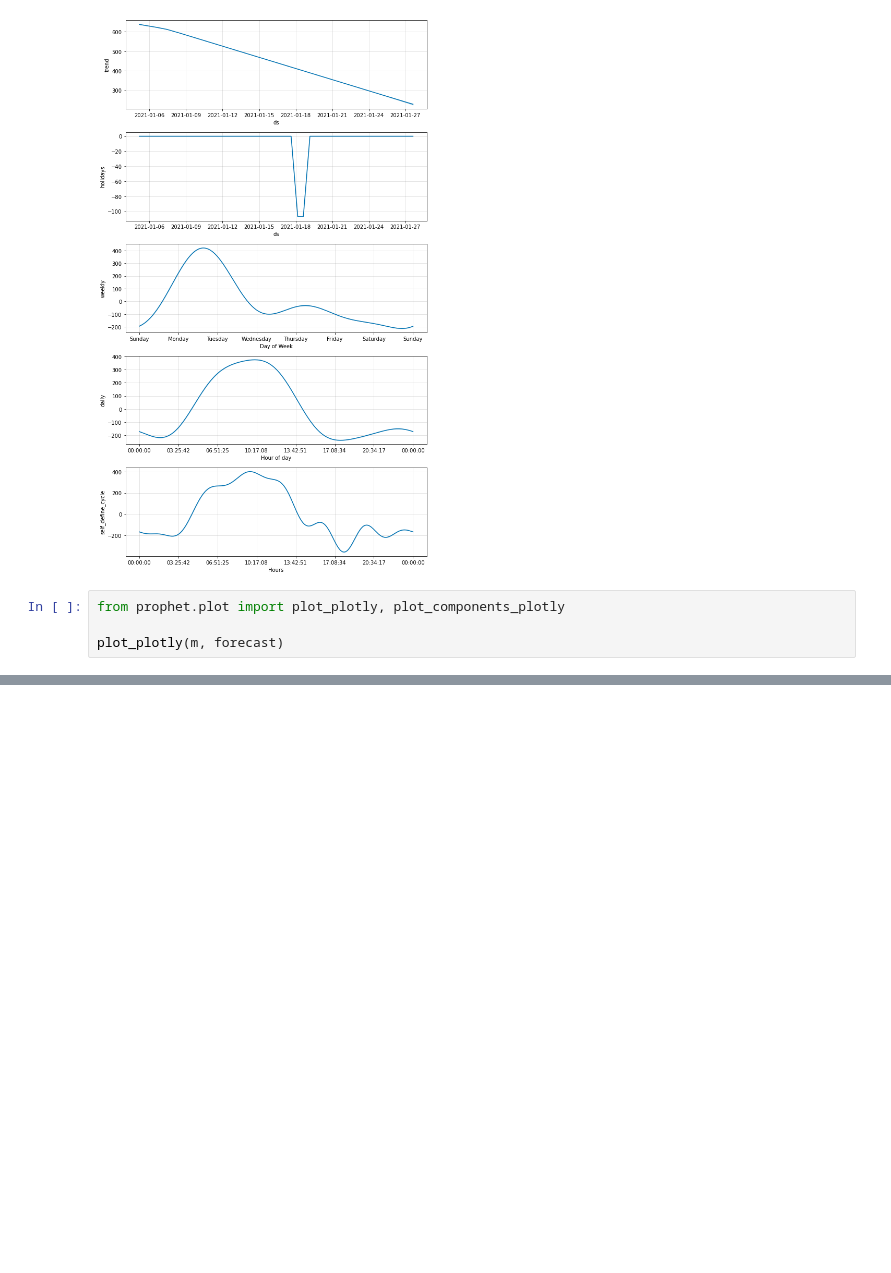
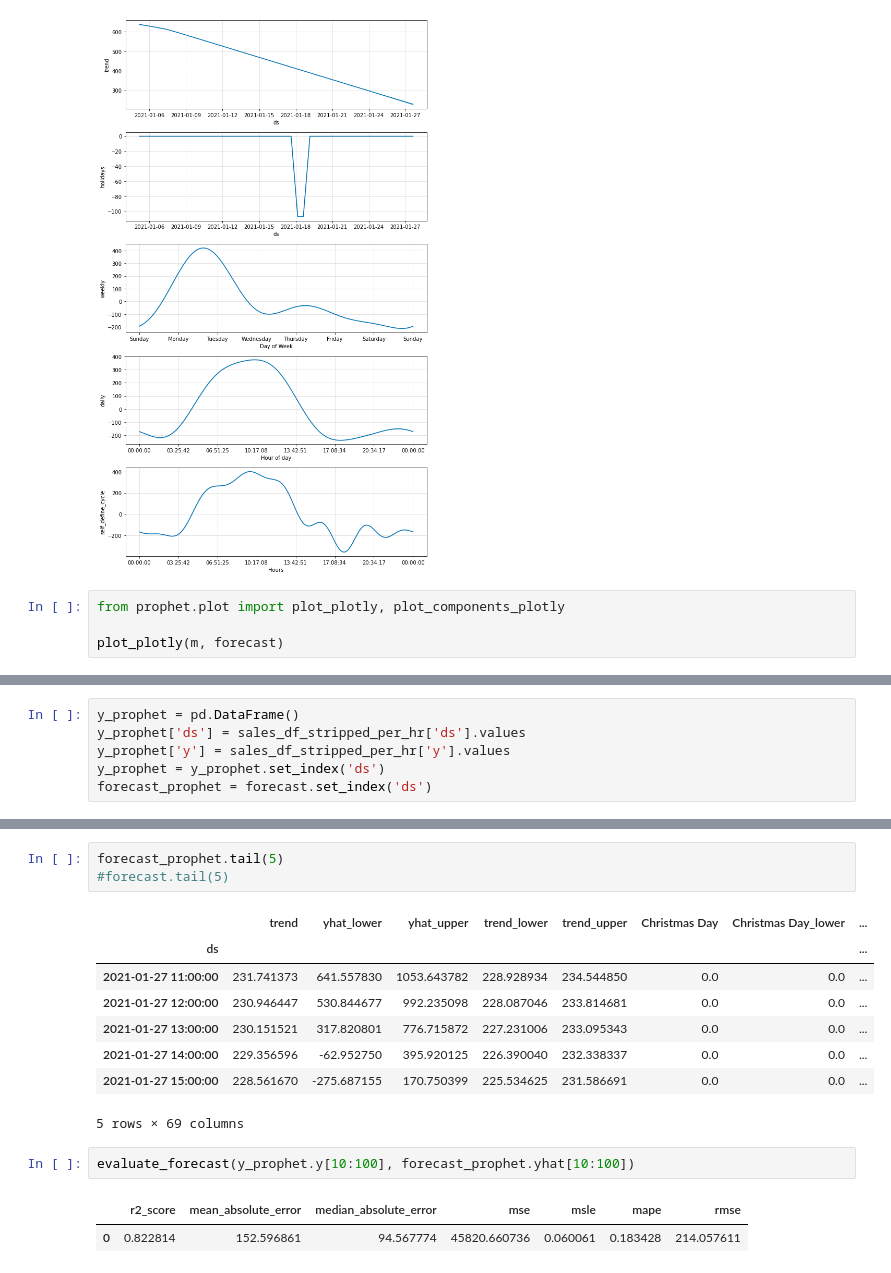
Before and after one commit to vijaycse/predictive-scaling, a Jupyter notebook: scaling_prediction_prophet.ipynb, the cells around one changed output, grey strips where cells are left out. Drawn from its saved outputs; the diff is of its cells as text; blank space fills up the shorter version.

Commit message:
adding mean_squre_root for accuracy

```diff
--- a/scaling_prediction_prophet.ipynb
+++ b/scaling_prediction_prophet.ipynb
@@ -120,0 +136,6 @@ plot_plotly(m, forecast)
+# %%
+y_prophet = pd.DataFrame()
+y_prophet['ds'] = sales_df_stripped_per_hr['ds'].values
+y_prophet['y'] = sales_df_stripped_per_hr['y'].values
+y_prophet = y_prophet.set_index('ds')
+forecast_prophet = forecast.set_index('ds')
@@ -120,0 +152,17 @@ plot_plotly(m, forecast)
+# %%
+forecast_prophet.tail(5)
+#forecast.tail(5)
+# %% [output]
+|  | trend | yhat_lower | yhat_upper | trend_lower | trend_upper | Christmas Day | Christmas Day_lower | ... |
+| ds |  |  |  |  |  |  |  | ... |
+| 2021-01-27 11:00:00 | 231.741373 | 641.557830 | 1053.643782 | 228.928934 | 234.544850 | 0.0 | 0.0 | ... |
+| 2021-01-27 12:00:00 | 230.946447 | 530.844677 | 992.235098 | 228.087046 | 233.814681 | 0.0 | 0.0 | ... |
+| 2021-01-27 13:00:00 | 230.151521 | 317.820801 | 776.715872 | 227.231006 | 233.095343 | 0.0 | 0.0 | ... |
+| 2021-01-27 14:00:00 | 229.356596 | -62.952750 | 395.920125 | 226.390040 | 232.338337 | 0.0 | 0.0 | ... |
+| 2021-01-27 15:00:00 | 228.561670 | -275.687155 | 170.750399 | 225.534625 | 231.586691 | 0.0 | 0.0 | ... |
+5 rows × 69 columns
+# %%
+evaluate_forecast(y_prophet.y[10:100], forecast_prophet.yhat[10:100])
+# %% [output]
+|  | r2_score | mean_absolute_error | median_absolute_error | mse | msle | mape | rmse |
+| 0 | 0.822814 | 152.596861 | 94.567774 | 45820.660736 | 0.060061 | 0.183428 | 214.057611 |
```
Also changed, not shown: parts of 2 cells of this notebook.
